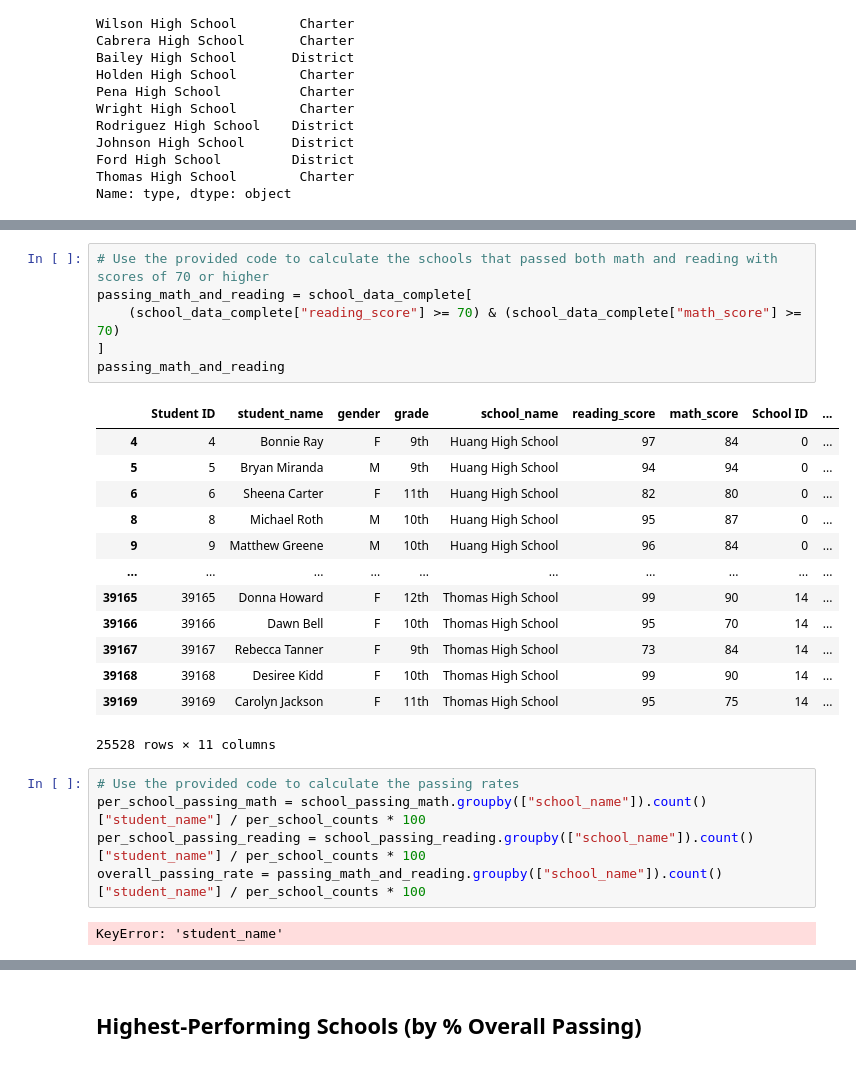
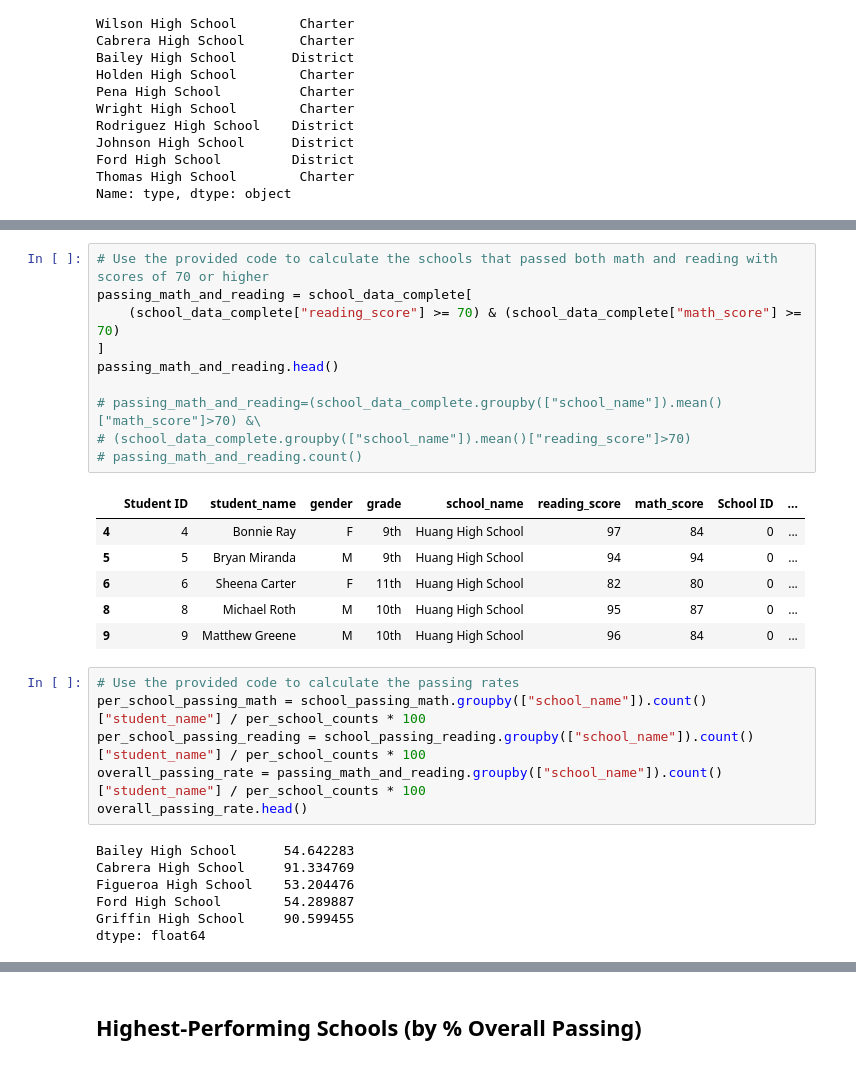
Before and after one commit to minmincg/pandas-challenge, a Jupyter notebook: PyCitySchools_starter.ipynb, the cells around one changed output, grey strips where cells are left out. Saved outputs shown, nothing was run; the diff lists cells and outputs as text.

```diff
--- a/PyCitySchools_starter.ipynb
+++ b/PyCitySchools_starter.ipynb
@@ -244,27 +243,30 @@ school_passing_reading
 # %%
 # Use the provided code to calculate the schools that passed both math and reading with scores of 70 or higher
 passing_math_and_reading = school_data_complete[
     (school_data_complete["reading_score"] >= 70) & (school_data_complete["math_score"] >= 70)
 ]
-passing_math_and_reading
+passing_math_and_reading.head()
+
+# passing_math_and_reading=(school_data_complete.groupby(["school_name"]).mean()["math_score"]>70) &\
+# (school_data_complete.groupby(["school_name"]).mean()["reading_score"]>70)
+# passing_math_and_reading.count()
 # %% [output]
 |  | Student ID | student_name | gender | grade | school_name | reading_score | math_score | School ID | ... |
 | 4 | 4 | Bonnie Ray | F | 9th | Huang High School | 97 | 84 | 0 | ... |
 | 5 | 5 | Bryan Miranda | M | 9th | Huang High School | 94 | 94 | 0 | ... |
 | 6 | 6 | Sheena Carter | F | 11th | Huang High School | 82 | 80 | 0 | ... |
 | 8 | 8 | Michael Roth | M | 10th | Huang High School | 95 | 87 | 0 | ... |
 | 9 | 9 | Matthew Greene | M | 10th | Huang High School | 96 | 84 | 0 | ... |
-| ... | ... | ... | ... | ... | ... | ... | ... | ... | ... |
-| 39165 | 39165 | Donna Howard | F | 12th | Thomas High School | 99 | 90 | 14 | ... |
-| 39166 | 39166 | Dawn Bell | F | 10th | Thomas High School | 95 | 70 | 14 | ... |
-| 39167 | 39167 | Rebecca Tanner | F | 9th | Thomas High School | 73 | 84 | 14 | ... |
-| 39168 | 39168 | Desiree Kidd | F | 10th | Thomas High School | 99 | 90 | 14 | ... |
-| 39169 | 39169 | Carolyn Jackson | F | 11th | Thomas High School | 95 | 75 | 14 | ... |
-25528 rows × 11 columns
 # %%
 # Use the provided code to calculate the passing rates
 per_school_passing_math = school_passing_math.groupby(["school_name"]).count()["student_name"] / per_school_counts * 100
 per_school_passing_reading = school_passing_reading.groupby(["school_name"]).count()["student_name"] / per_school_counts * 100
 overall_passing_rate = passing_math_and_reading.groupby(["school_name"]).count()["student_name"] / per_school_counts * 100
+overall_passing_rate.head()
 # %% [output]
-KeyError: 'student_name'
+Bailey High School      54.642283
+Cabrera High School     91.334769
+Figueroa High School    53.204476
+Ford High School        54.289887
+Griffin High School     90.599455
+dtype: float64
```
Also changed, not shown: parts of 17 cells of this notebook, 1 other file.
